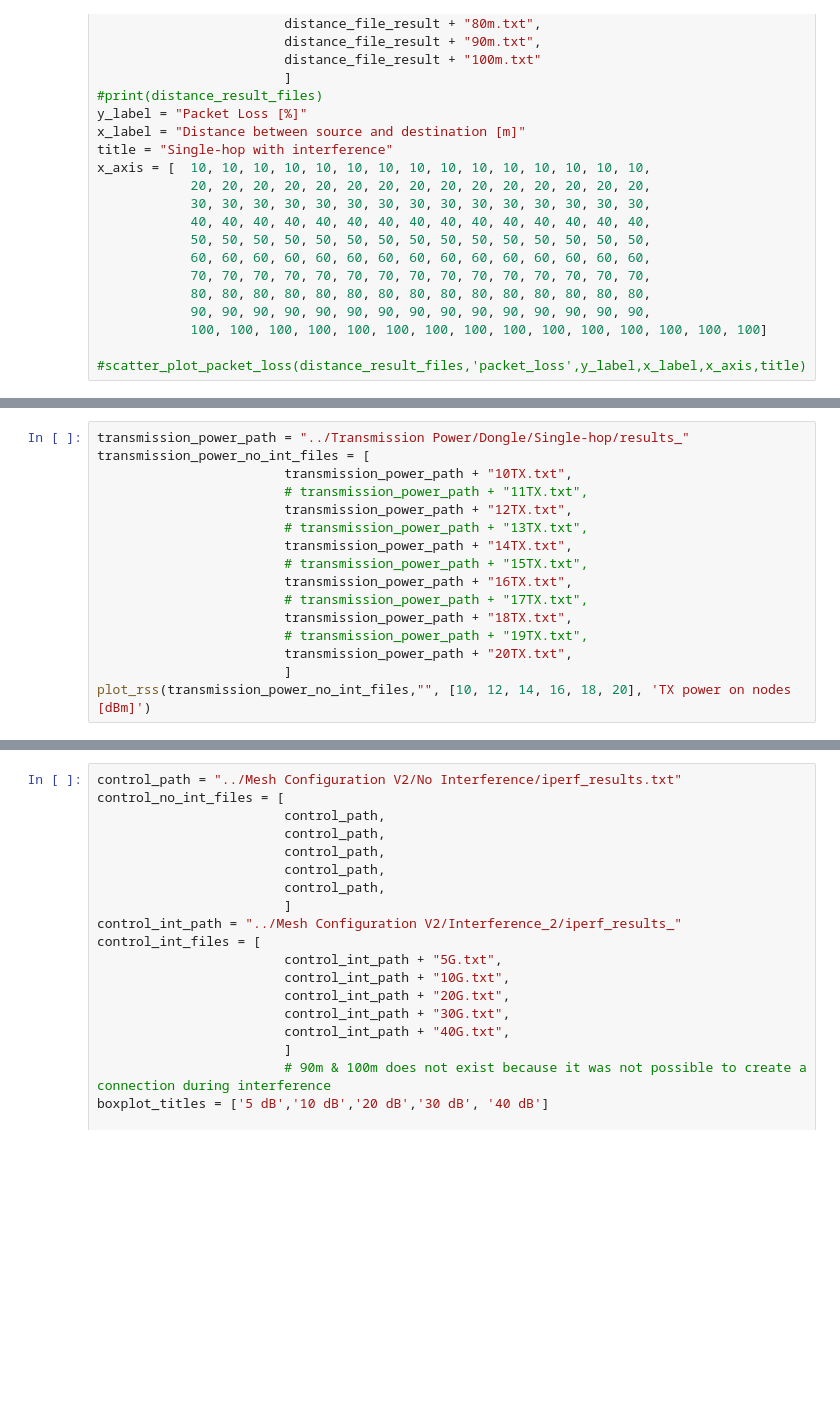
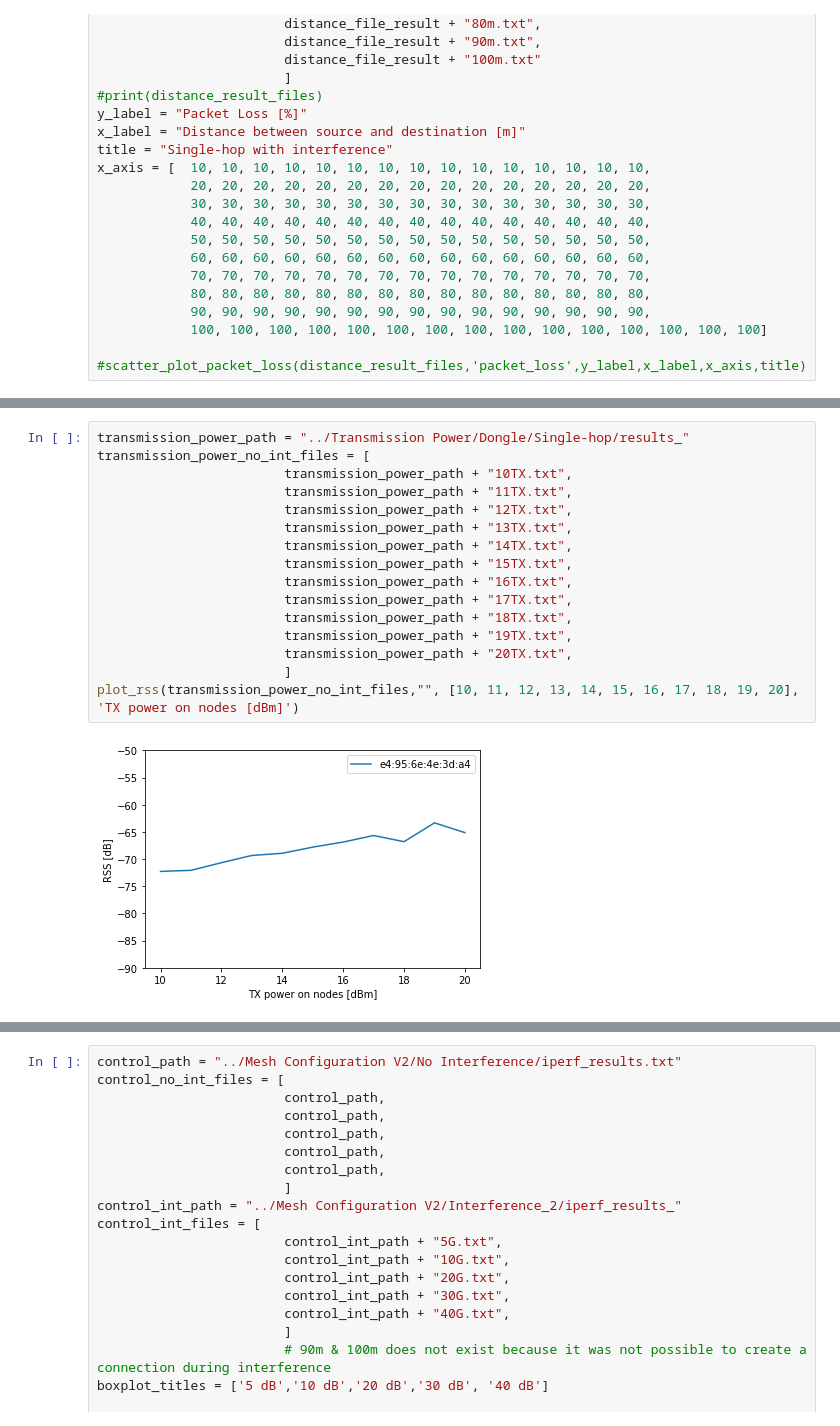
Before and after one commit to k00ziex/MastersThesis_FANETs_Fall_2022, a Jupyter notebook: Data_processing/Data_Visualization.ipynb, the cells around one changed output, grey strips where cells are left out. Cells and saved outputs as stored; diff of their text form; blank space fills up the shorter version.

```diff
--- a/Data_processing/Data_Visualization.ipynb
+++ b/Data_processing/Data_Visualization.ipynb
@@ -1125,19 +1260,21 @@ scatter_plot_iperf_bitrate(transmission_power_int_files,y_label,x_label,x_axis,
 # %%
 transmission_power_path = "../Transmission Power/Dongle/Single-hop/results_"
 transmission_power_no_int_files = [
                         transmission_power_path + "10TX.txt",
-                        # transmission_power_path + "11TX.txt",
+                        transmission_power_path + "11TX.txt",
                         transmission_power_path + "12TX.txt",
-                        # transmission_power_path + "13TX.txt",
+                        transmission_power_path + "13TX.txt",
                         transmission_power_path + "14TX.txt",
-                        # transmission_power_path + "15TX.txt",
+                        transmission_power_path + "15TX.txt",
                         transmission_power_path + "16TX.txt",
-                        # transmission_power_path + "17TX.txt",
+                        transmission_power_path + "17TX.txt",
                         transmission_power_path + "18TX.txt",
-                        # transmission_power_path + "19TX.txt",
+                        transmission_power_path + "19TX.txt",
                         transmission_power_path + "20TX.txt",
                         ]
-plot_rss(transmission_power_no_int_files,"", [10, 12, 14, 16, 18, 20], 'TX power on nodes [dBm]')
+plot_rss(transmission_power_no_int_files,"", [10, 11, 12, 13, 14, 15, 16, 17, 18, 19, 20], 'TX power on nodes [dBm]')
+# %% [output]
+[figure, added]
 # %%
 transmission_power_int_path = "../Transmission Power/Dongle/Single-hop_interference/results_"
 transmission_power_int_files = [
```
Also changed, not shown: parts of 29 cells of this notebook.
